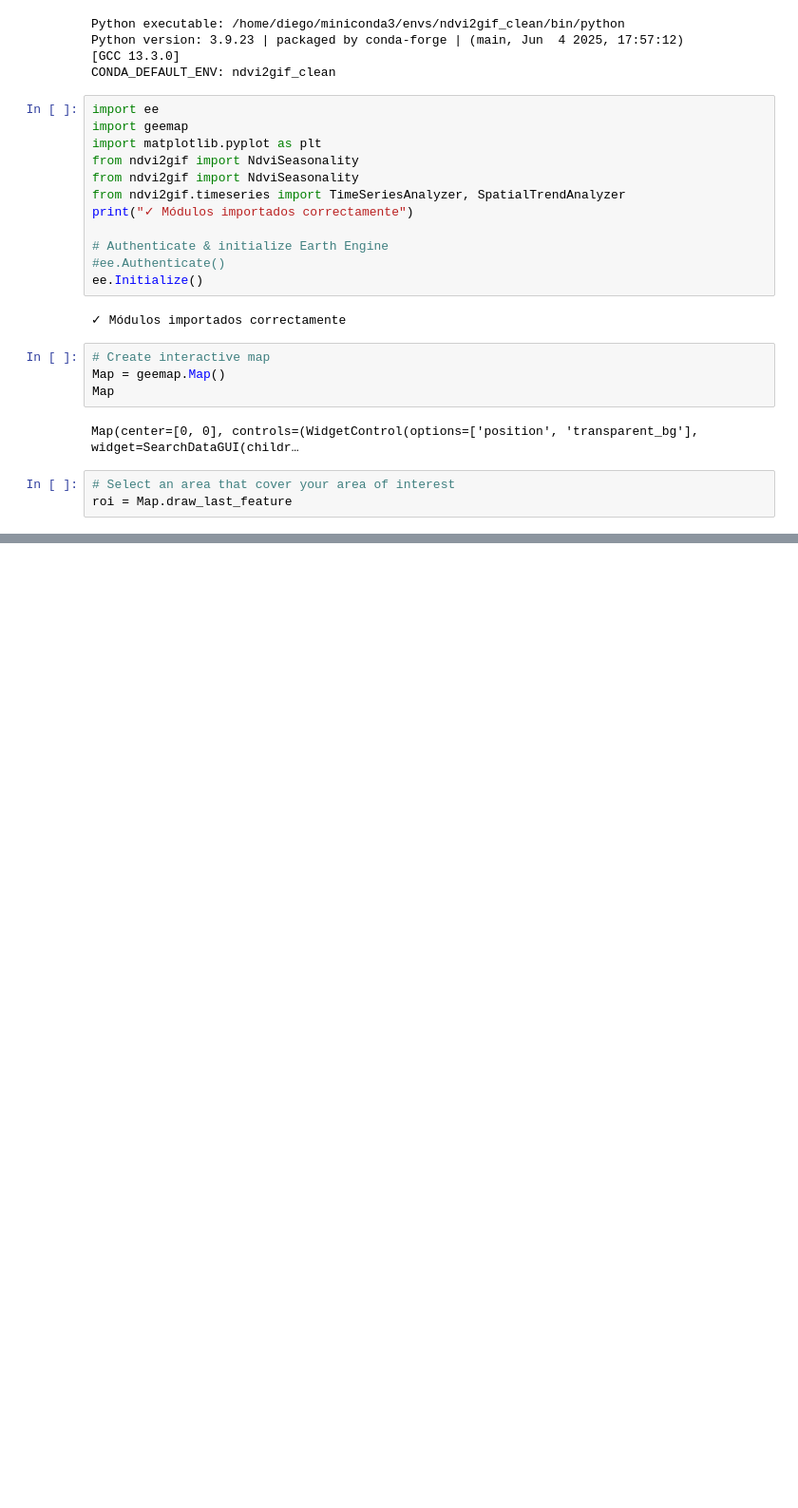
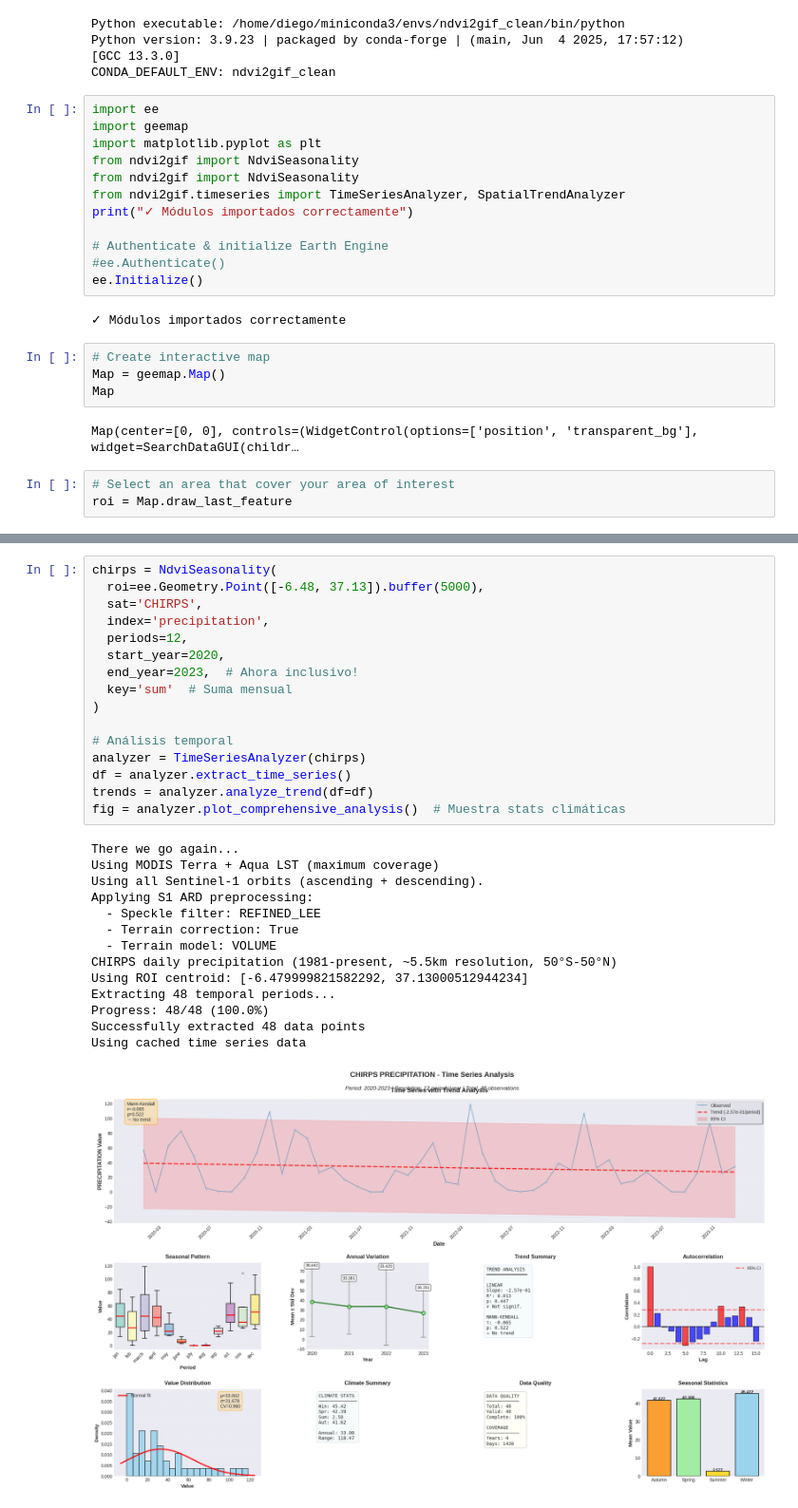
Before and after one commit to Digdgeo/Ndvi2Gif, a Jupyter notebook: examples_notebooks/TimesSeries.ipynb, the cells around one changed output, grey strips where cells are left out. Shown at 95% size. Saved outputs shown, nothing was run; the diff lists cells and outputs as text; blank space fills up the shorter version.

```diff
--- a/examples_notebooks/TimesSeries.ipynb
+++ b/examples_notebooks/TimesSeries.ipynb
@@ -362,0 +259,31 @@ AMPLITUDE:
+# %%
+chirps = NdviSeasonality(
+  roi=ee.Geometry.Point([-6.48, 37.13]).buffer(5000),
+  sat='CHIRPS',
+  index='precipitation',
+  periods=12,
+  start_year=2020,
+  end_year=2023,  # Ahora inclusivo!
+  key='sum'  # Suma mensual
+)
+
+# Análisis temporal
+analyzer = TimeSeriesAnalyzer(chirps)
+df = analyzer.extract_time_series()
+trends = analyzer.analyze_trend(df=df)
+fig = analyzer.plot_comprehensive_analysis()  # Muestra stats climáticas
+# %% [output]
+There we go again...
+Using MODIS Terra + Aqua LST (maximum coverage)
+Using all Sentinel-1 orbits (ascending + descending).
+Applying S1 ARD preprocessing:
+  - Speckle filter: REFINED_LEE
+  - Terrain correction: True
+  - Terrain model: VOLUME
+CHIRPS daily precipitation (1981-present, ~5.5km resolution, 50°S-50°N)
+Using ROI centroid: [-6.479999821582292, 37.13000512944234]
+Extracting 48 temporal periods...
+Progress: 48/48 (100.0%)
+Successfully extracted 48 data points
+Using cached time series data
+[figure, added]
```
Also changed, not shown: parts of 4 cells of this notebook, 8 other files.
